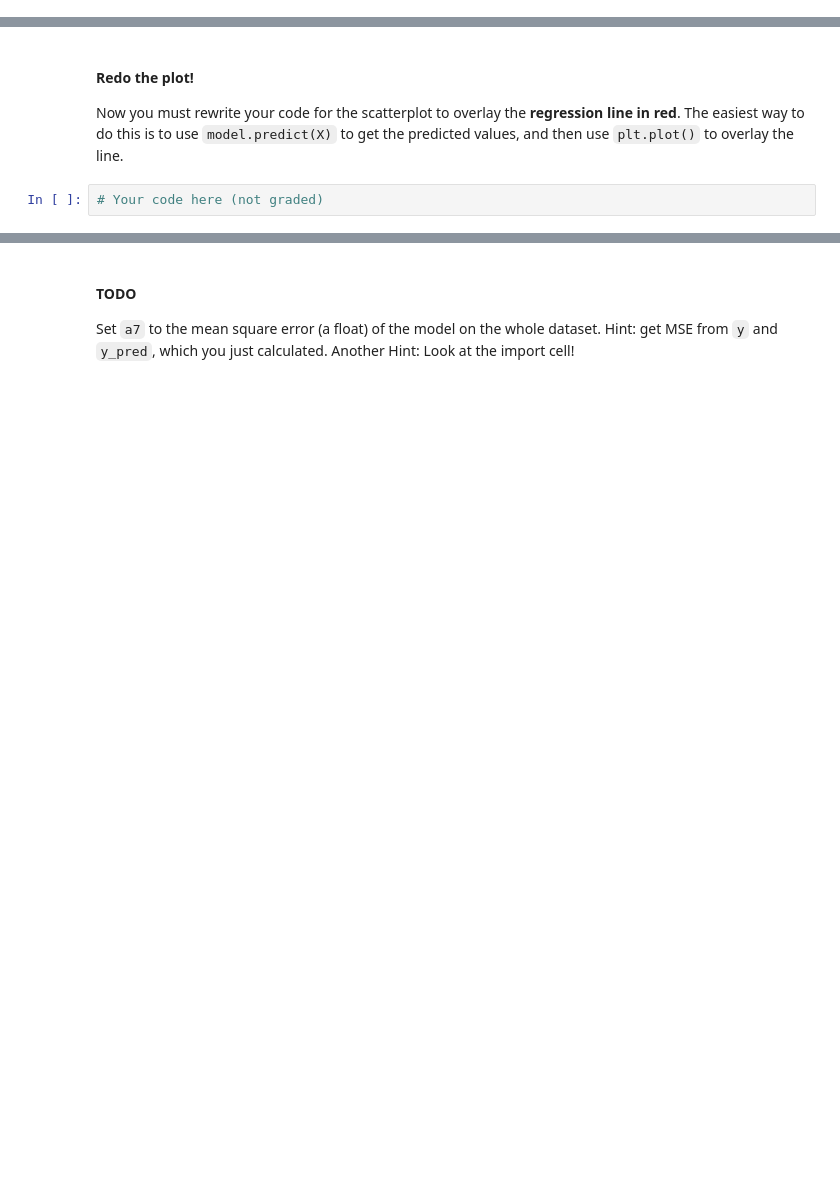
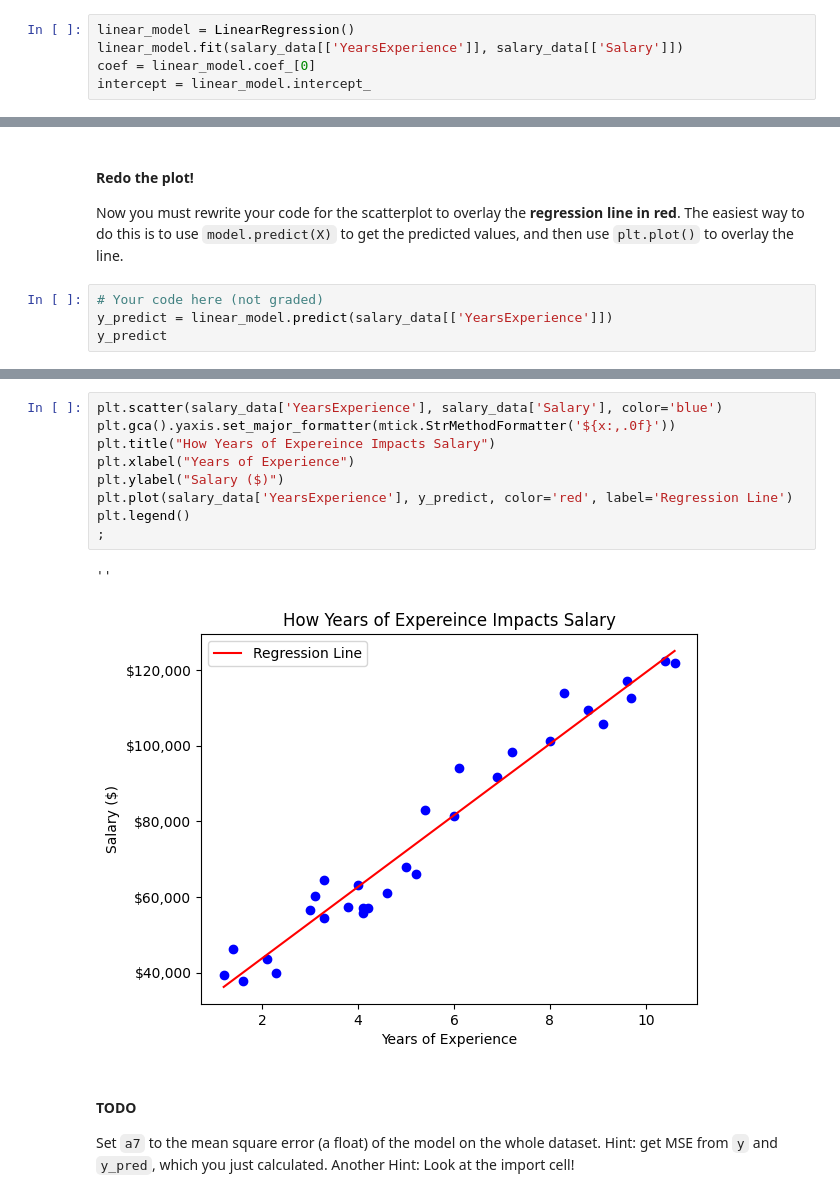
Before and after one commit to Haleymussary00/Module-3-Assignments, a Jupyter notebook: Homework_01.ipynb, the cells around one changed output, grey strips where cells are left out. Saved outputs shown, nothing was run; the diff lists cells and outputs as text; blank space fills up the shorter version.

```diff
--- a/Homework_01.ipynb
+++ b/Homework_01.ipynb
@@ -299,6 +305,11 @@ least-squares line with some evaluation metrics.
 #### TODO
 
 Train your model on the whole dataset, and set `a5` to the intercept (a float)  (note: `sklearn` stores the intercept/bias separately from the coefficients)
+# %%
+linear_model = LinearRegression()
+linear_model.fit(salary_data[['YearsExperience']], salary_data[['Salary']])
+coef = linear_model.coef_[0]
+intercept = linear_model.intercept_
 # %%
 # Your code here
 
@@ -334,3 +351,5 @@ Now you must rewrite your code for the scatterplot to overlay the **regression l
 is to  use `model.predict(X)` to get the predicted values, and then use `plt.plot()` to overlay the line.
 # %%
 # Your code here (not graded)
+y_predict = linear_model.predict(salary_data[['YearsExperience']])
+y_predict
@@ -337,3 +374,15 @@ is to  use `model.predict(X)` to get the predicted values, and then use `plt.plo
+# %%
+plt.scatter(salary_data['YearsExperience'], salary_data['Salary'], color='blue')
+plt.gca().yaxis.set_major_formatter(mtick.StrMethodFormatter('${x:,.0f}'))
+plt.title("How Years of Expereince Impacts Salary")
+plt.xlabel("Years of Experience")
+plt.ylabel("Salary ($)")
+plt.plot(salary_data['YearsExperience'], y_predict, color='red', label='Regression Line')
+plt.legend()
+;
+# %% [output]
+''
+[figure, added]
 # %% [markdown]
 #### TODO
 
```
Also changed, not shown: parts of 26 cells of this notebook.
